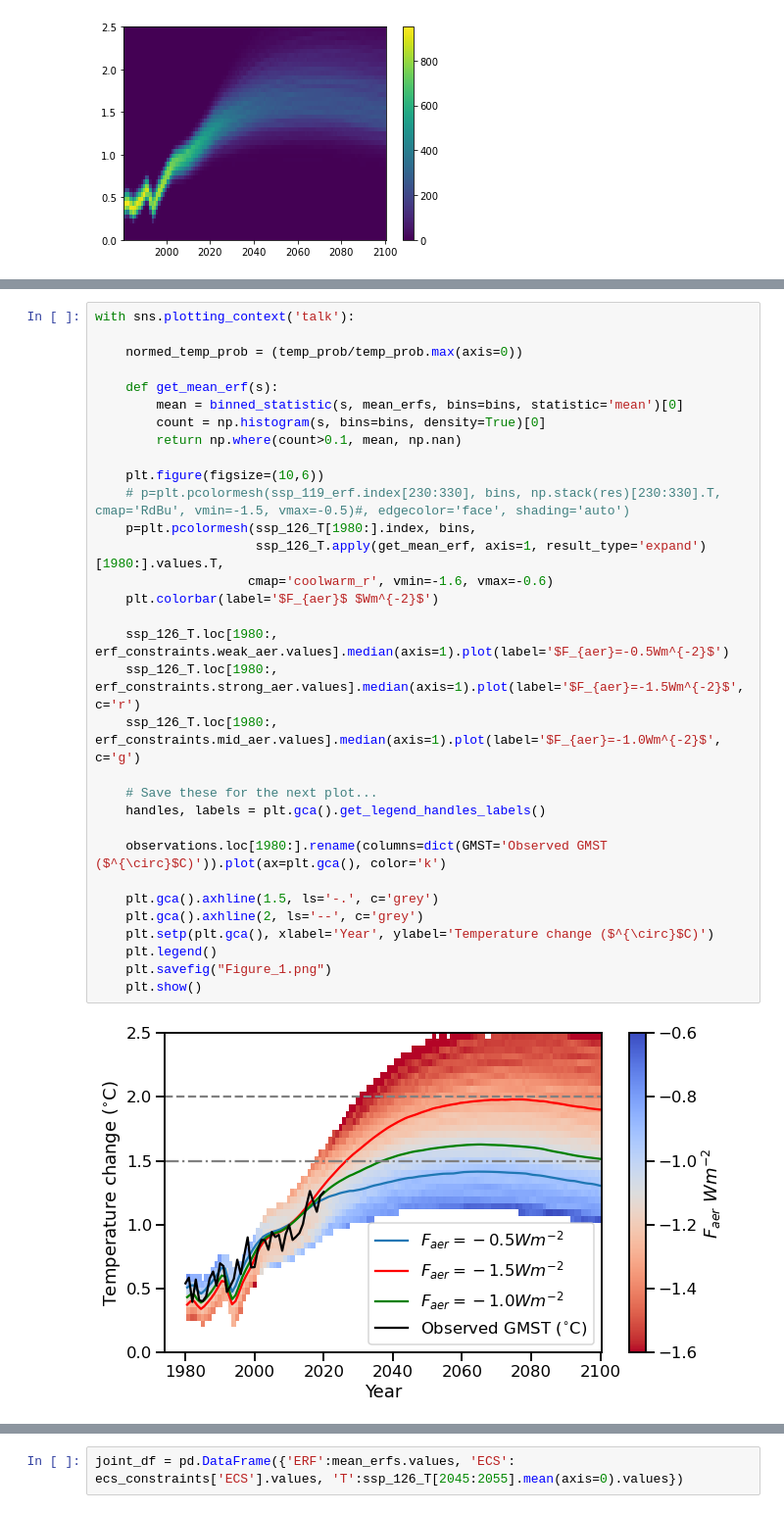
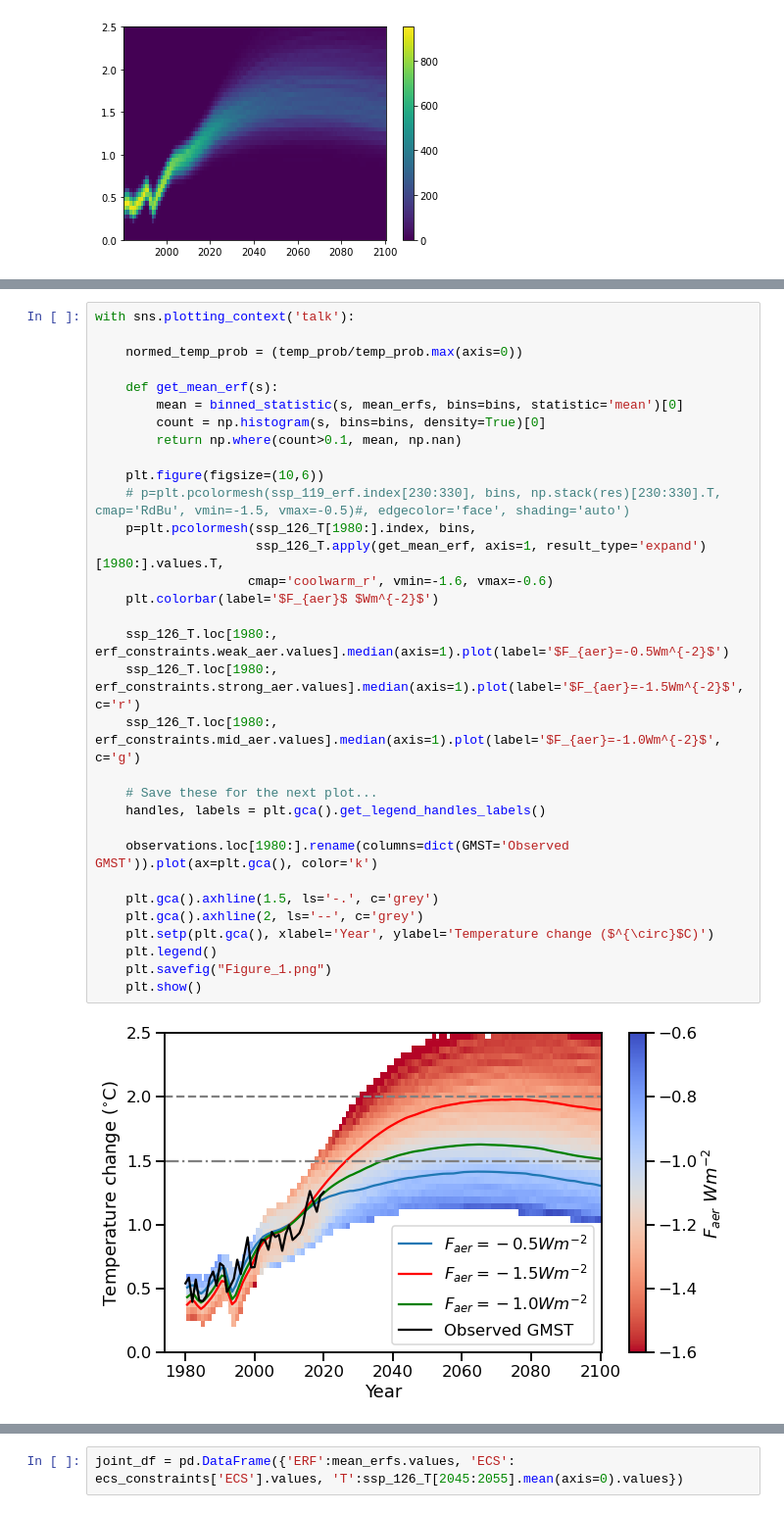
Before and after one commit to chrisroadmap/ar6-aerosol-uncertainty, a Jupyter notebook: notebooks/paper_figures.ipynb, the cells around one changed output, grey strips where cells are left out. Shown at 98% size. Saved outputs shown, nothing was run; the diff lists cells and outputs as text.

```diff
--- a/notebooks/paper_figures.ipynb
+++ b/notebooks/paper_figures.ipynb
@@ -141,32 +155,32 @@ with sns.plotting_context('talk'):
 
     normed_temp_prob = (temp_prob/temp_prob.max(axis=0))
 
     def get_mean_erf(s):
         mean = binned_statistic(s, mean_erfs, bins=bins, statistic='mean')[0]
         count = np.histogram(s, bins=bins, density=True)[0]
         return np.where(count>0.1, mean, np.nan)
 
     plt.figure(figsize=(10,6))
     # p=plt.pcolormesh(ssp_119_erf.index[230:330], bins, np.stack(res)[230:330].T, cmap='RdBu', vmin=-1.5, vmax=-0.5)#, edgecolor='face', shading='auto')
     p=plt.pcolormesh(ssp_126_T[1980:].index, bins,
                      ssp_126_T.apply(get_mean_erf, axis=1, result_type='expand')[1980:].values.T,
                     cmap='coolwarm_r', vmin=-1.6, vmax=-0.6)
     plt.colorbar(label='$F_{aer}$ $Wm^{-2}$')
 
     ssp_126_T.loc[1980:, erf_constraints.weak_aer.values].median(axis=1).plot(label='$F_{aer}=-0.5Wm^{-2}$')
     ssp_126_T.loc[1980:, erf_constraints.strong_aer.values].median(axis=1).plot(label='$F_{aer}=-1.5Wm^{-2}$', c='r')
     ssp_126_T.loc[1980:, erf_constraints.mid_aer.values].median(axis=1).plot(label='$F_{aer}=-1.0Wm^{-2}$', c='g')
 
     # Save these for the next plot...
     handles, labels = plt.gca().get_legend_handles_labels()
 
-    observations.loc[1980:].rename(columns=dict(GMST='Observed GMST ($^{\circ}$C)')).plot(ax=plt.gca(), color='k')
+    observations.loc[1980:].rename(columns=dict(GMST='Observed GMST')).plot(ax=plt.gca(), color='k')
 
     plt.gca().axhline(1.5, ls='-.', c='grey')
     plt.gca().axhline(2, ls='--', c='grey')
     plt.setp(plt.gca(), xlabel='Year', ylabel='Temperature change ($^{\circ}$C)')
     plt.legend()
     plt.savefig("Figure_1.png")
     plt.show()
 # %% [output]
-[figure, old version]
+[figure, new version]
```
Also changed, not shown: parts of 16 cells of this notebook, 5 other files.
